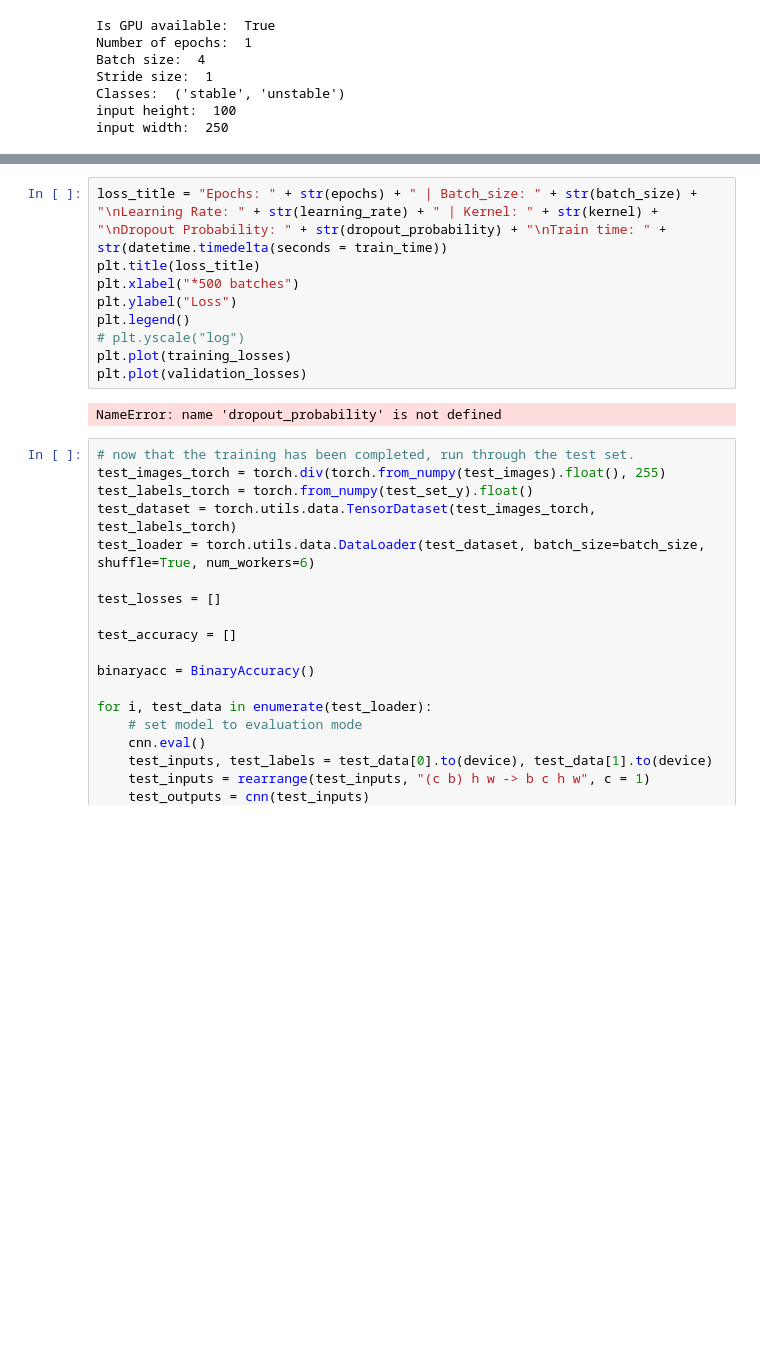
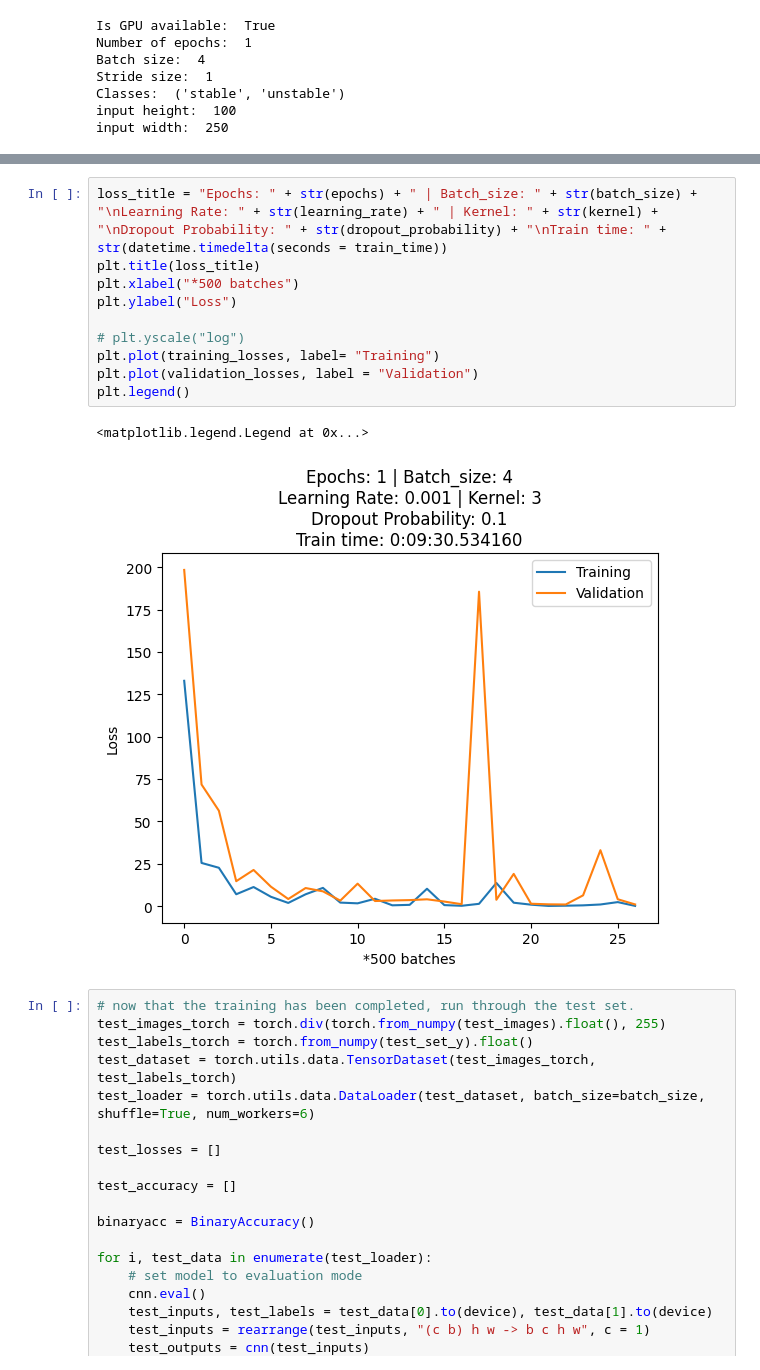
Before and after one commit to MattanTseng/ME_592_HW3, a Jupyter notebook: part1/Part1.ipynb, the cells around one changed output, grey strips where cells are left out. Saved outputs shown, nothing was run; the diff lists cells and outputs as text; blank space fills up the shorter version.

Commit message:
added legend to plot

```diff
--- a/part1/Part1.ipynb
+++ b/part1/Part1.ipynb
@@ -271,14 +278,16 @@ epoch:  1 batch:  1000 Training loss:  25.51589247245996        Validation loss:
 # %%
 loss_title = "Epochs: " + str(epochs) + " | Batch_size: " + str(batch_size) + "\nLearning Rate: " + str(learning_rate) + " | Kernel: " + str(kernel) + "\nDropout Probability: " + str(dropout_probability) + "\nTrain time: " + str(datetime.timedelta(seconds = train_time))
 plt.title(loss_title)
 plt.xlabel("*500 batches")
 plt.ylabel("Loss")
+
+# plt.yscale("log")
+plt.plot(training_losses, label= "Training")
+plt.plot(validation_losses, label = "Validation")
 plt.legend()
-# plt.yscale("log")
-plt.plot(training_losses)
-plt.plot(validation_losses)
 # %% [output]
-NameError: name 'dropout_probability' is not defined
+<matplotlib.legend.Legend at 0x...>
+[figure, added]
 # %%
 # now that the training has been completed, run through the test set.
 test_images_torch = torch.div(torch.from_numpy(test_images).float(), 255)
```
Also changed, not shown: parts of 1 cell of this notebook.
